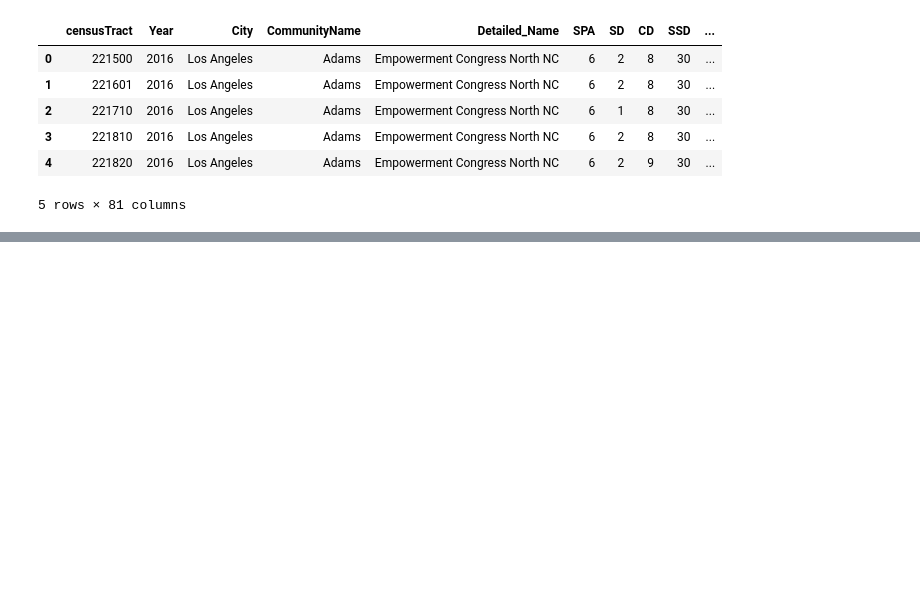
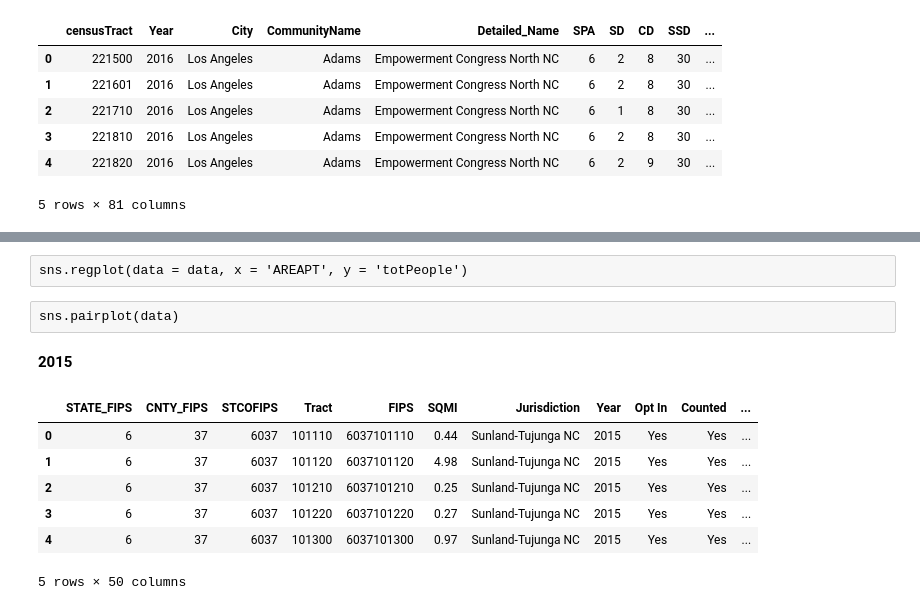
Before and after one commit to isaacmoore/la-homeless-data, a Jupyter notebook: homeless_eda.ipynb, the cells around one changed output, grey strips where cells are left out. Drawn from its saved outputs; the diff is of its cells as text; code cells hidden in the pictures; blank space fills up the shorter version.

```diff
--- a/homeless_eda.ipynb
+++ b/homeless_eda.ipynb
@@ -385,0 +553,17 @@ data.to_csv('merged_data.csv', encoding='utf-8')
+# %% [raw]
+sns.regplot(data = data, x = 'AREAPT', y = 'totPeople')
+# %% [raw]
+sns.pairplot(data)
+# %% [markdown]
+**2015**
+# %%
+data_15 = pd.read_excel('data/HC2015_CensusTracts_LACOC.xlsx', sheetname='Update 07 27 15')
+data_15.head()
+# %% [output]
+|  | STATE_FIPS | CNTY_FIPS | STCOFIPS | Tract | FIPS | SQMI | Jurisdiction | Year | Opt In | Counted | ... |
+| 0 | 6 | 37 | 6037 | 101110 | 6037101110 | 0.44 | Sunland-Tujunga NC | 2015 | Yes | Yes | ... |
+| 1 | 6 | 37 | 6037 | 101120 | 6037101120 | 4.98 | Sunland-Tujunga NC | 2015 | Yes | Yes | ... |
+| 2 | 6 | 37 | 6037 | 101210 | 6037101210 | 0.25 | Sunland-Tujunga NC | 2015 | Yes | Yes | ... |
+| 3 | 6 | 37 | 6037 | 101220 | 6037101220 | 0.27 | Sunland-Tujunga NC | 2015 | Yes | Yes | ... |
+| 4 | 6 | 37 | 6037 | 101300 | 6037101300 | 0.97 | Sunland-Tujunga NC | 2015 | Yes | Yes | ... |
+5 rows × 50 columns
```
Also changed, not shown: parts of 68 cells of this notebook, 13 other files.
